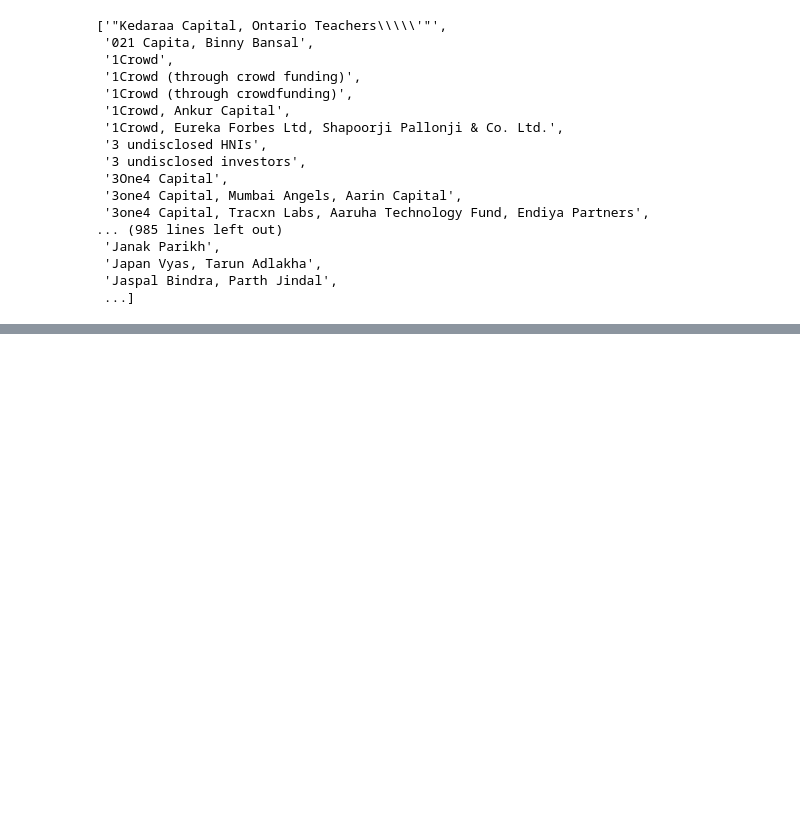
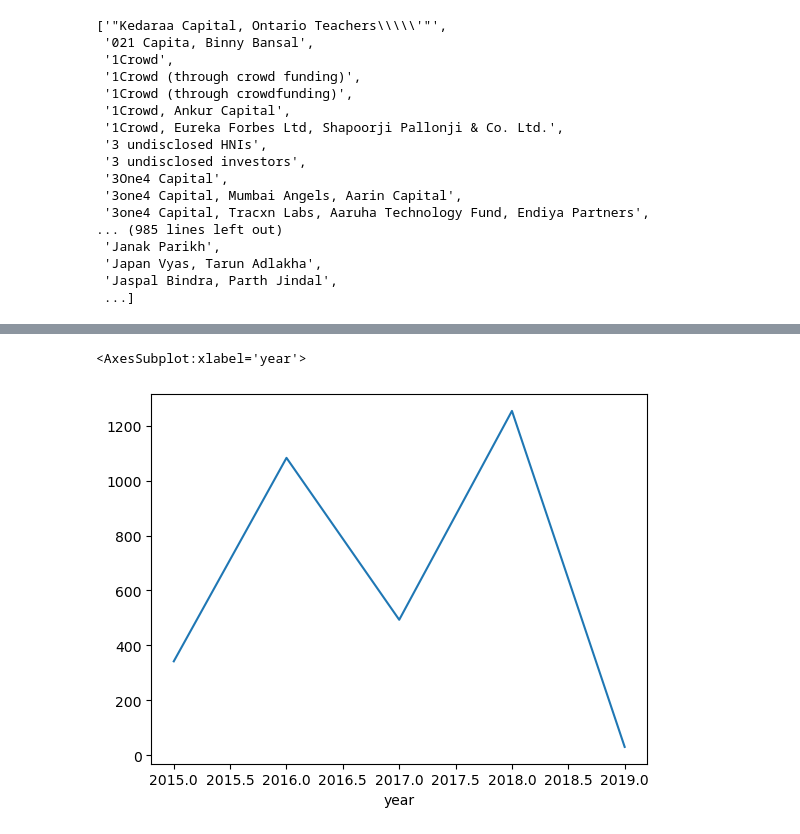
Before and after one commit to write2shivamgithub/Streamlit, a Jupyter notebook: Cleaning.ipynb, the cells around one changed output, grey strips where cells are left out. Saved outputs shown, nothing was run; the diff lists cells and outputs as text; code cells hidden in the pictures; blank space fills up the shorter version.

```diff
--- a/Cleaning.ipynb
+++ b/Cleaning.ipynb
@@ -80,0 +308,3 @@ sorted(df['Investors Name'].unique().tolist())
+# %%
+df['year'] = df['date'].dt.year
+df
@@ -80,0 +331,5 @@ sorted(df['Investors Name'].unique().tolist())
+# %%
+df[df['investors'].str.contains('IDG Ventures')].groupby('year')['amount'].sum().plot()
+# %% [output]
+<AxesSubplot:xlabel='year'>
+[figure, added]
```
Also changed, not shown: parts of 23 cells of this notebook, 1 other file.
